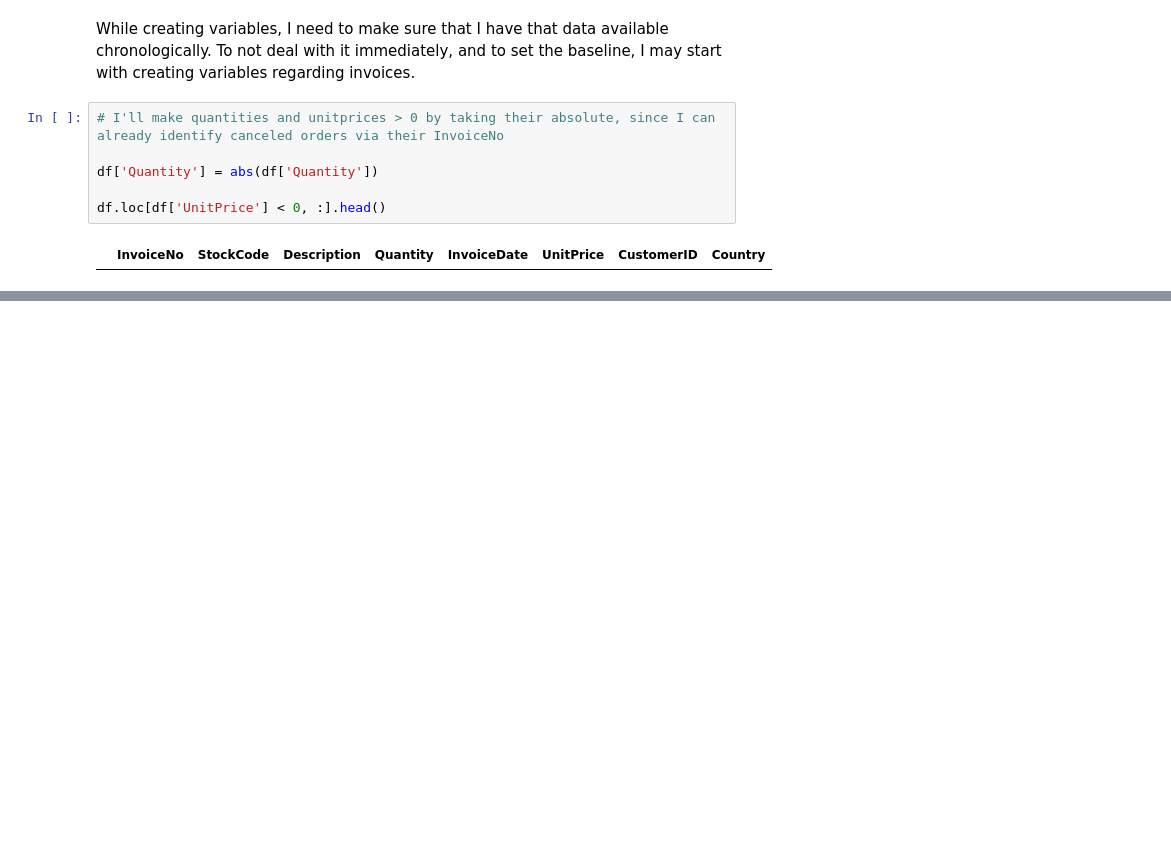
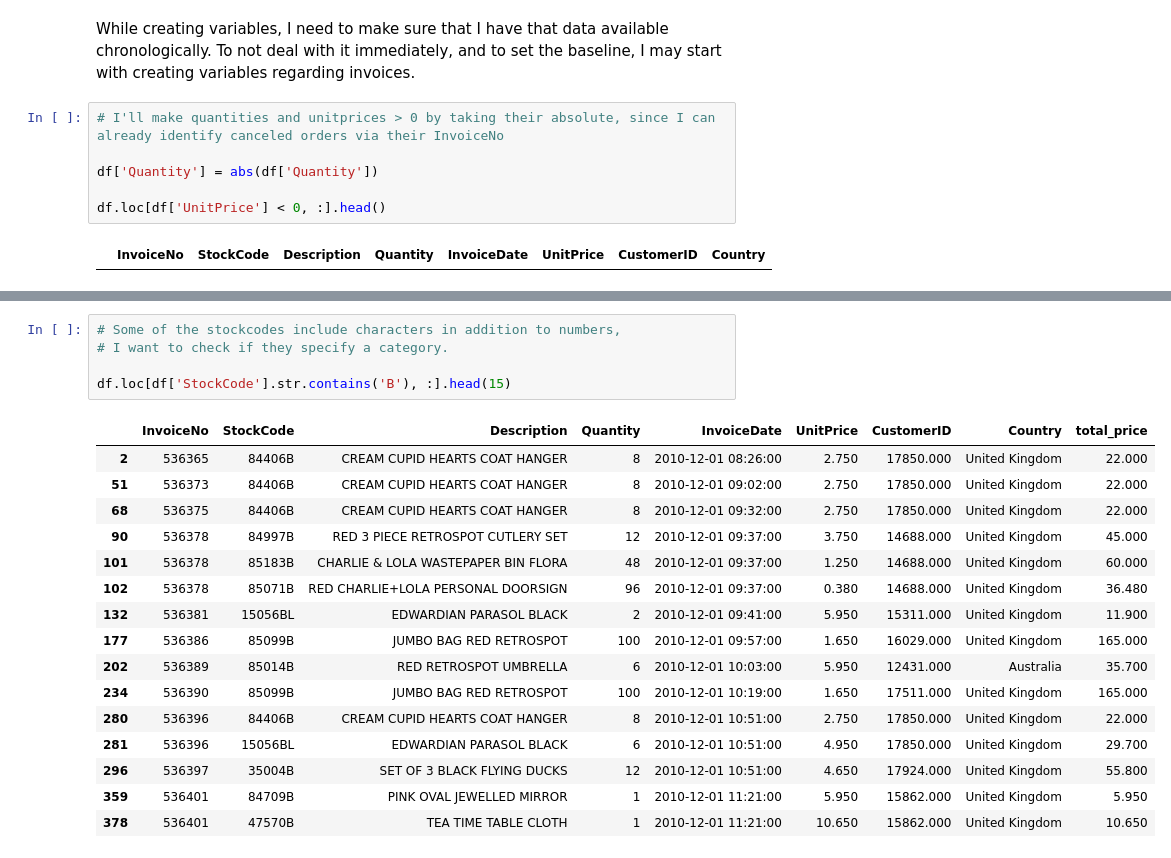
Before and after one commit to YigitAsik/ecom-data, a Jupyter notebook: order-cancellation_preds.ipynb, the cells around one changed output, grey strips where cells are left out. Cells and saved outputs as stored; diff of their text form; blank space fills up the shorter version.

```diff
--- a/order-cancellation_preds.ipynb
+++ b/order-cancellation_preds.ipynb
@@ -199,0 +293,22 @@ df.loc[df['UnitPrice'] < 0, :].head()
+# %%
+# Some of the stockcodes include characters in addition to numbers,
+# I want to check if they specify a category.
+
+df.loc[df['StockCode'].str.contains('B'), :].head(15)
+# %% [output]
+|  | InvoiceNo | StockCode | Description | Quantity | InvoiceDate | UnitPrice | CustomerID | Country | total_price |
+| 2 | 536365 | 84406B | CREAM CUPID HEARTS COAT HANGER | 8 | 2010-12-01 08:26:00 | 2.750 | 17850.000 | United Kingdom | 22.000 |
+| 51 | 536373 | 84406B | CREAM CUPID HEARTS COAT HANGER | 8 | 2010-12-01 09:02:00 | 2.750 | 17850.000 | United Kingdom | 22.000 |
+| 68 | 536375 | 84406B | CREAM CUPID HEARTS COAT HANGER | 8 | 2010-12-01 09:32:00 | 2.750 | 17850.000 | United Kingdom | 22.000 |
+| 90 | 536378 | 84997B | RED 3 PIECE RETROSPOT CUTLERY SET | 12 | 2010-12-01 09:37:00 | 3.750 | 14688.000 | United Kingdom | 45.000 |
+| 101 | 536378 | 85183B | CHARLIE & LOLA WASTEPAPER BIN FLORA | 48 | 2010-12-01 09:37:00 | 1.250 | 14688.000 | United Kingdom | 60.000 |
+| 102 | 536378 | 85071B | RED CHARLIE+LOLA PERSONAL DOORSIGN | 96 | 2010-12-01 09:37:00 | 0.380 | 14688.000 | United Kingdom | 36.480 |
+| 132 | 536381 | 15056BL | EDWARDIAN PARASOL BLACK | 2 | 2010-12-01 09:41:00 | 5.950 | 15311.000 | United Kingdom | 11.900 |
+| 177 | 536386 | 85099B | JUMBO BAG RED RETROSPOT | 100 | 2010-12-01 09:57:00 | 1.650 | 16029.000 | United Kingdom | 165.000 |
+| 202 | 536389 | 85014B | RED RETROSPOT UMBRELLA | 6 | 2010-12-01 10:03:00 | 5.950 | 12431.000 | Australia | 35.700 |
+| 234 | 536390 | 85099B | JUMBO BAG RED RETROSPOT | 100 | 2010-12-01 10:19:00 | 1.650 | 17511.000 | United Kingdom | 165.000 |
+| 280 | 536396 | 84406B | CREAM CUPID HEARTS COAT HANGER | 8 | 2010-12-01 10:51:00 | 2.750 | 17850.000 | United Kingdom | 22.000 |
+| 281 | 536396 | 15056BL | EDWARDIAN PARASOL BLACK | 6 | 2010-12-01 10:51:00 | 4.950 | 17850.000 | United Kingdom | 29.700 |
+| 296 | 536397 | 35004B | SET OF 3 BLACK FLYING DUCKS | 12 | 2010-12-01 10:51:00 | 4.650 | 17924.000 | United Kingdom | 55.800 |
+| 359 | 536401 | 84709B | PINK OVAL JEWELLED MIRROR | 1 | 2010-12-01 11:21:00 | 5.950 | 15862.000 | United Kingdom | 5.950 |
+| 378 | 536401 | 47570B | TEA TIME TABLE CLOTH | 1 | 2010-12-01 11:21:00 | 10.650 | 15862.000 | United Kingdom | 10.650 |
```
Also changed, not shown: parts of 25 cells of this notebook.
